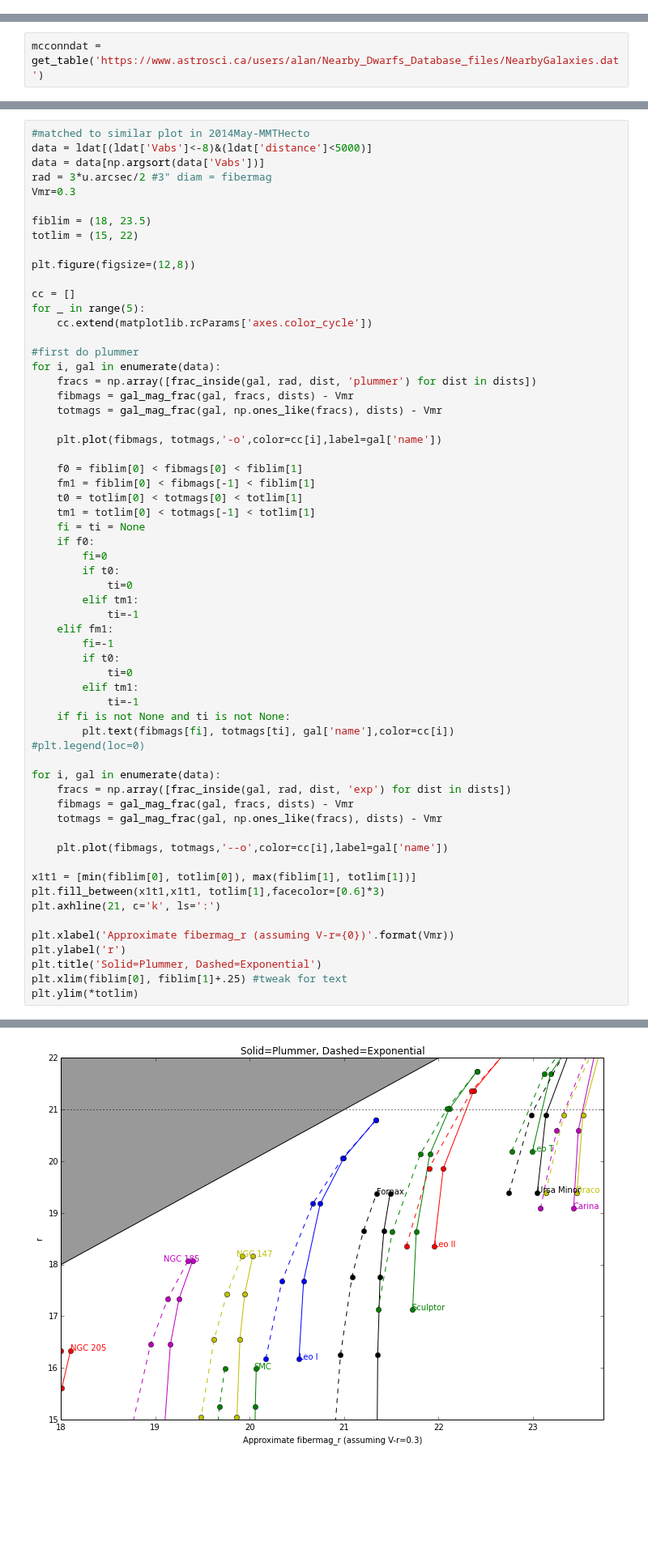
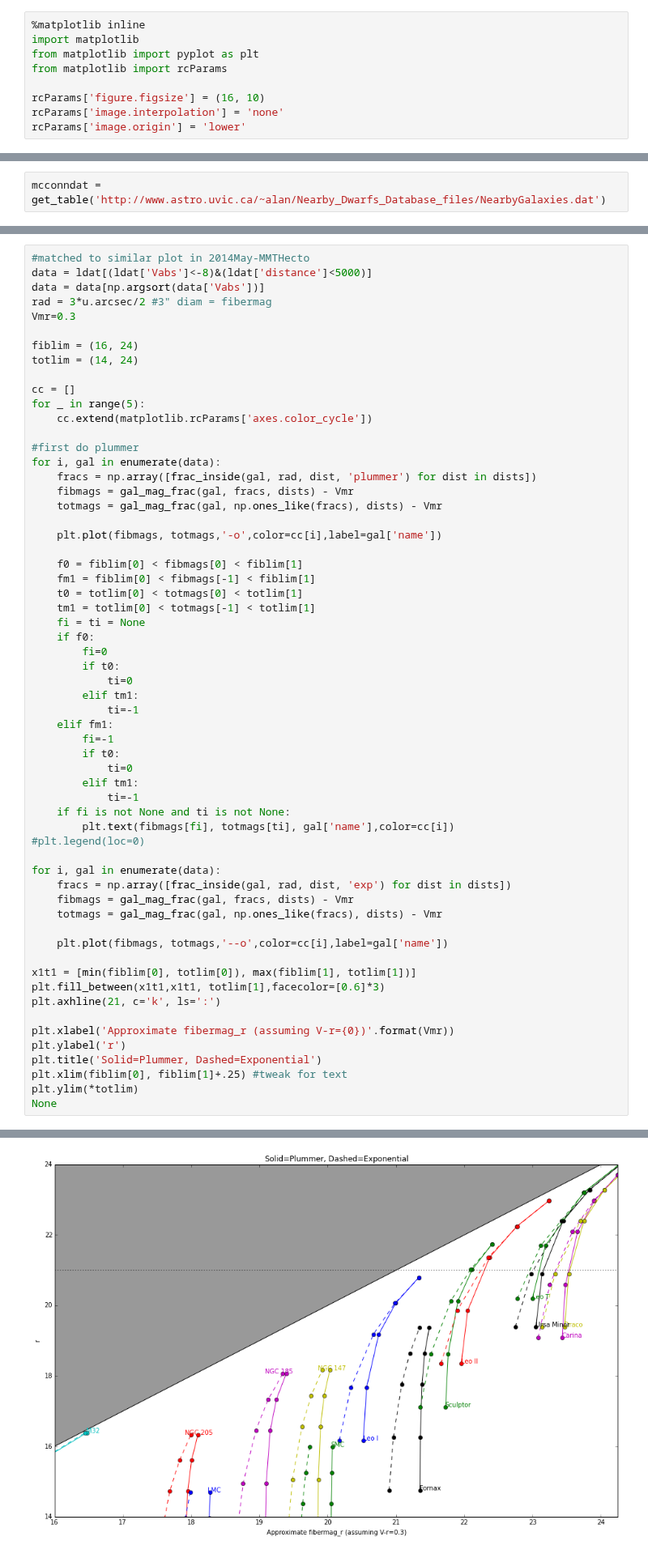
Before and after one commit to sagasurvey/erik, a Jupyter notebook: ipython_notebooks/dSph_at_distance_plots.ipynb, the cells around one changed output, grey strips where cells are left out. Shown at 81% size. Saved outputs shown, nothing was run; the diff lists cells and outputs as text; blank space fills up the shorter version.

```diff
--- a/ipython_notebooks/dSph_at_distance_plots.ipynb
+++ b/ipython_notebooks/dSph_at_distance_plots.ipynb
@@ -6,6 +5,15 @@ from scipy import integrate
 from astropy import units as u
 from astropy.utils import data
 from astropy import table
+# %%
+%matplotlib inline
+import matplotlib
+from matplotlib import pyplot as plt
+from matplotlib import rcParams
+
+rcParams['figure.figsize'] = (16, 10)
+rcParams['image.interpolation'] = 'none'
+rcParams['image.origin'] = 'lower'
 # %%
 def int_to_roman(input):
     """
@@ -271,7 +282,7 @@ def get_table(fnorurl=None, dropmw=True, sanitizenames=False):
 
     return t
 # %%
-mcconndat = get_table('https://www.astrosci.ca/users/alan/Nearby_Dwarfs_Database_files/NearbyGalaxies.dat')
+mcconndat = get_table('http://www.astro.uvic.ca/~alan/Nearby_Dwarfs_Database_files/NearbyGalaxies.dat')
 # %%
 #the MW sats
 sample = mcconndat['distance']<420
@@ -458,10 +465,8 @@ data = data[np.argsort(data['Vabs'])]
 rad = 3*u.arcsec/2 #3" diam = fibermag
 Vmr=0.3
 
-fiblim = (18, 23.5)
-totlim = (15, 22)
-
-plt.figure(figsize=(12,8))
+fiblim = (16, 24)
+totlim = (14, 24)
 
 cc = []
 for _ in range(5):
@@ -512,4 +517,5 @@ plt.ylabel('r')
 plt.title('Solid=Plummer, Dashed=Exponential')
 plt.xlim(fiblim[0], fiblim[1]+.25) #tweak for text
 plt.ylim(*totlim)
+None
 # %% [output]
@@ -517 +522 @@ plt.ylim(*totlim)
-[figure, old version]
+[figure, new version]
```
Also changed, not shown: parts of 7 cells of this notebook.
